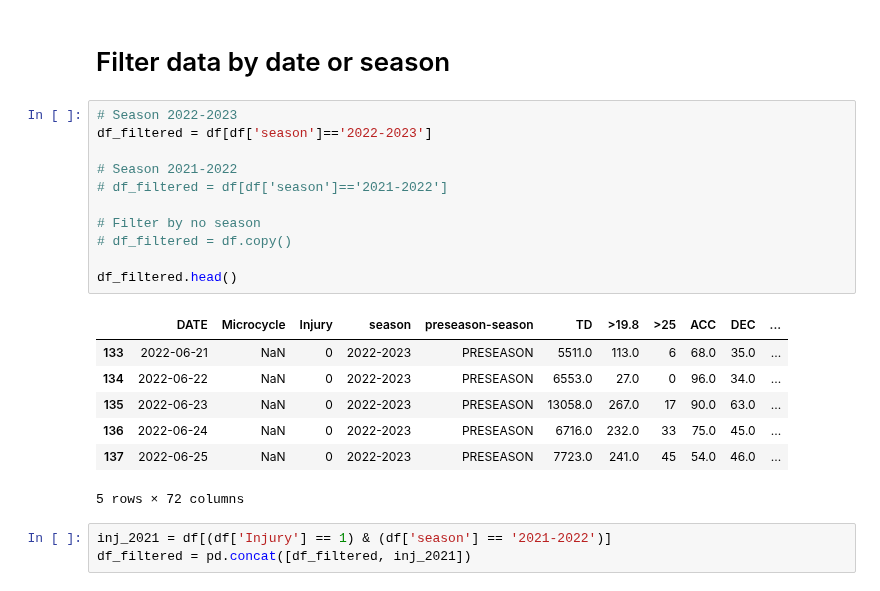
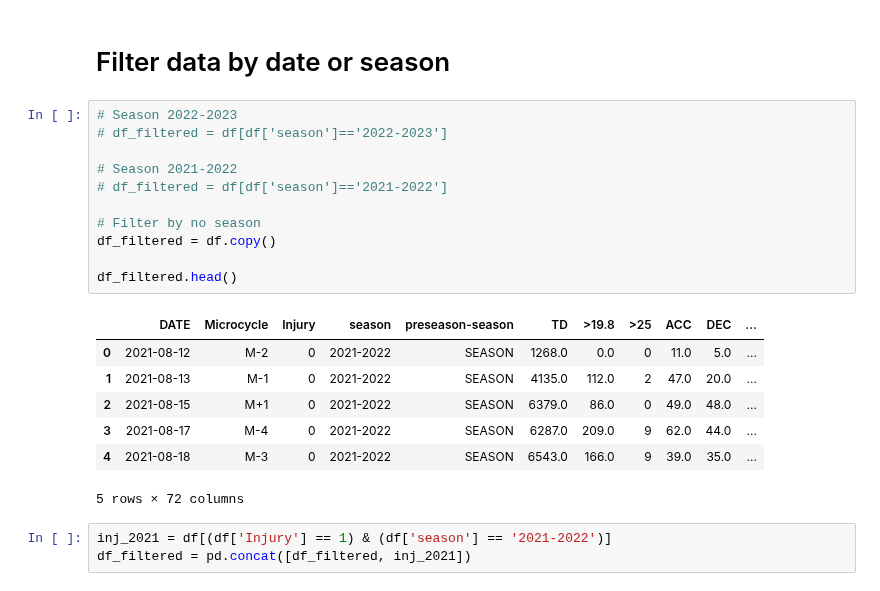
Before and after one commit to Tommy-Las/WatfordFC, a Jupyter notebook: ML_Model.ipynb, the cells around one changed output. Drawn from its saved outputs; the diff is of its cells as text.

```diff
--- a/ML_Model.ipynb
+++ b/ML_Model.ipynb
@@ -136,22 +125,22 @@ print(vif_data)
 # Filter data by date or season
 # %%
 # Season 2022-2023
-df_filtered = df[df['season']=='2022-2023']
+# df_filtered = df[df['season']=='2022-2023']
 
 # Season 2021-2022
 # df_filtered = df[df['season']=='2021-2022']
 
 # Filter by no season
-# df_filtered = df.copy()
+df_filtered = df.copy()
 
 df_filtered.head()
 # %% [output]
 |  | DATE | Microcycle | Injury | season | preseason-season | TD | >19.8 | >25 | ACC | DEC | ... |
-| 133 | 2022-06-21 | NaN | 0 | 2022-2023 | PRESEASON | 5511.0 | 113.0 | 6 | 68.0 | 35.0 | ... |
-| 134 | 2022-06-22 | NaN | 0 | 2022-2023 | PRESEASON | 6553.0 | 27.0 | 0 | 96.0 | 34.0 | ... |
-| 135 | 2022-06-23 | NaN | 0 | 2022-2023 | PRESEASON | 13058.0 | 267.0 | 17 | 90.0 | 63.0 | ... |
-| 136 | 2022-06-24 | NaN | 0 | 2022-2023 | PRESEASON | 6716.0 | 232.0 | 33 | 75.0 | 45.0 | ... |
-| 137 | 2022-06-25 | NaN | 0 | 2022-2023 | PRESEASON | 7723.0 | 241.0 | 45 | 54.0 | 46.0 | ... |
+| 0 | 2021-08-12 | M-2 | 0 | 2021-2022 | SEASON | 1268.0 | 0.0 | 0 | 11.0 | 5.0 | ... |
+| 1 | 2021-08-13 | M-1 | 0 | 2021-2022 | SEASON | 4135.0 | 112.0 | 2 | 47.0 | 20.0 | ... |
+| 2 | 2021-08-15 | M+1 | 0 | 2021-2022 | SEASON | 6379.0 | 86.0 | 0 | 49.0 | 48.0 | ... |
+| 3 | 2021-08-17 | M-4 | 0 | 2021-2022 | SEASON | 6287.0 | 209.0 | 9 | 62.0 | 44.0 | ... |
+| 4 | 2021-08-18 | M-3 | 0 | 2021-2022 | SEASON | 6543.0 | 166.0 | 9 | 39.0 | 35.0 | ... |
 5 rows × 72 columns
 # %%
 inj_2021 = df[(df['Injury'] == 1) & (df['season'] == '2021-2022')]
```
Also changed, not shown: parts of 33 cells of this notebook, 4 other files.
